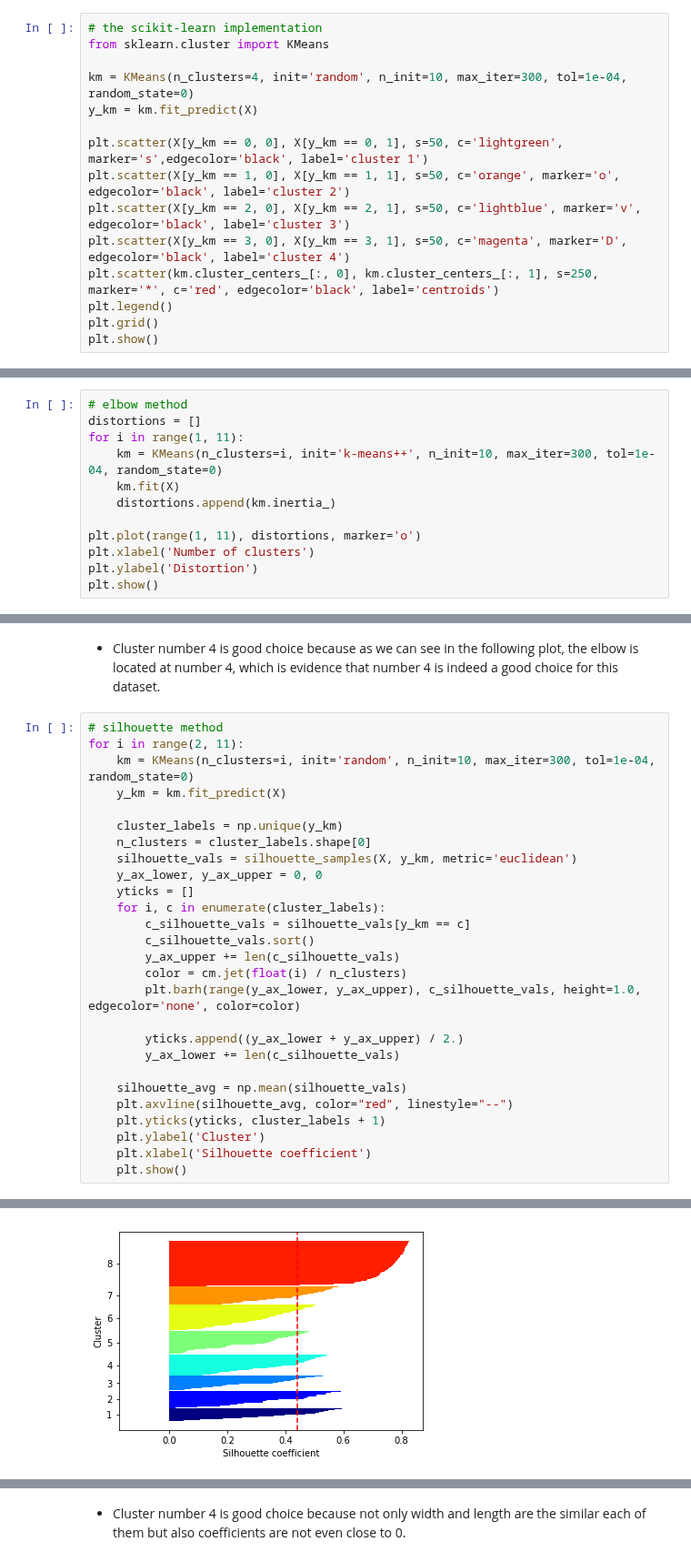
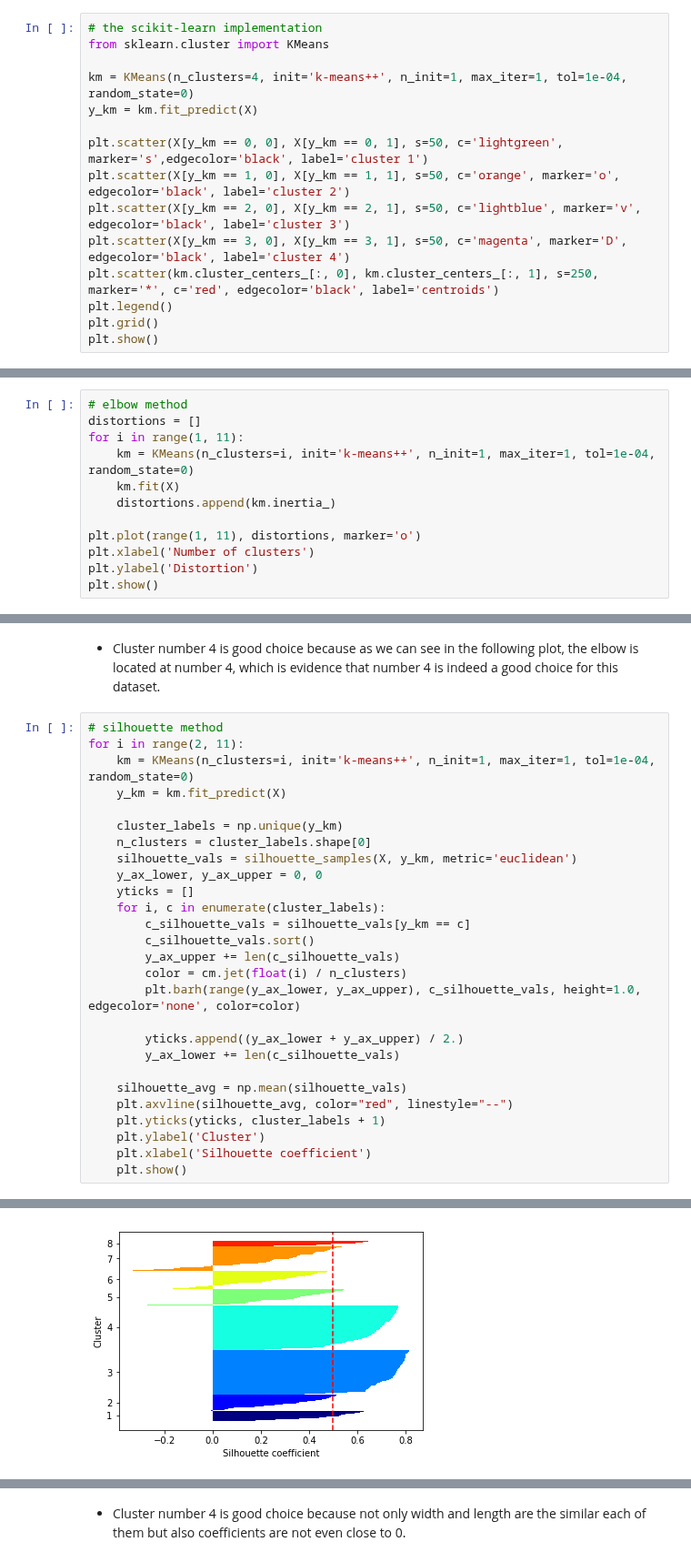
Before and after one commit to happyhyowon/work, a Jupyter notebook: HyowonKim_2019020723_hw4.ipynb, the cells around one changed output, grey strips where cells are left out. Shown at 91% size. Drawn from its saved outputs; the diff is of its cells as text.

```diff
--- a/HyowonKim_2019020723_hw4.ipynb
+++ b/HyowonKim_2019020723_hw4.ipynb
@@ -162,7 +193,7 @@ from sklearn.metrics import silhouette_samples
 # the scikit-learn implementation
 from sklearn.cluster import KMeans
 
-km = KMeans(n_clusters=4, init='random', n_init=10, max_iter=300, tol=1e-04, random_state=0)
+km = KMeans(n_clusters=4, init='k-means++', n_init=1, max_iter=1, tol=1e-04, random_state=0)
 y_km = km.fit_predict(X)
 
 plt.scatter(X[y_km == 0, 0], X[y_km == 0, 1], s=50, c='lightgreen', marker='s',edgecolor='black', label='cluster 1')
@@ -195,7 +226,7 @@ Distortion: 194.45
 # elbow method
 distortions = []
 for i in range(1, 11):
-    km = KMeans(n_clusters=i, init='k-means++', n_init=10, max_iter=300, tol=1e-04, random_state=0)
+    km = KMeans(n_clusters=i, init='k-means++', n_init=1, max_iter=1, tol=1e-04, random_state=0)
     km.fit(X)
     distortions.append(km.inertia_)
 
@@ -210,7 +241,7 @@ plt.show()
 # %%
 # silhouette method
 for i in range(2, 11):
-    km = KMeans(n_clusters=i, init='random', n_init=10, max_iter=300, tol=1e-04, random_state=0)
+    km = KMeans(n_clusters=i, init='k-means++', n_init=1, max_iter=1, tol=1e-04, random_state=0)
     y_km = km.fit_predict(X)
 
     cluster_labels = np.unique(y_km)
@@ -244 +275 @@ for i in range(2, 11):
-[figure, old version]
+[figure, new version]
```
Also changed, not shown: parts of 7 cells of this notebook.
